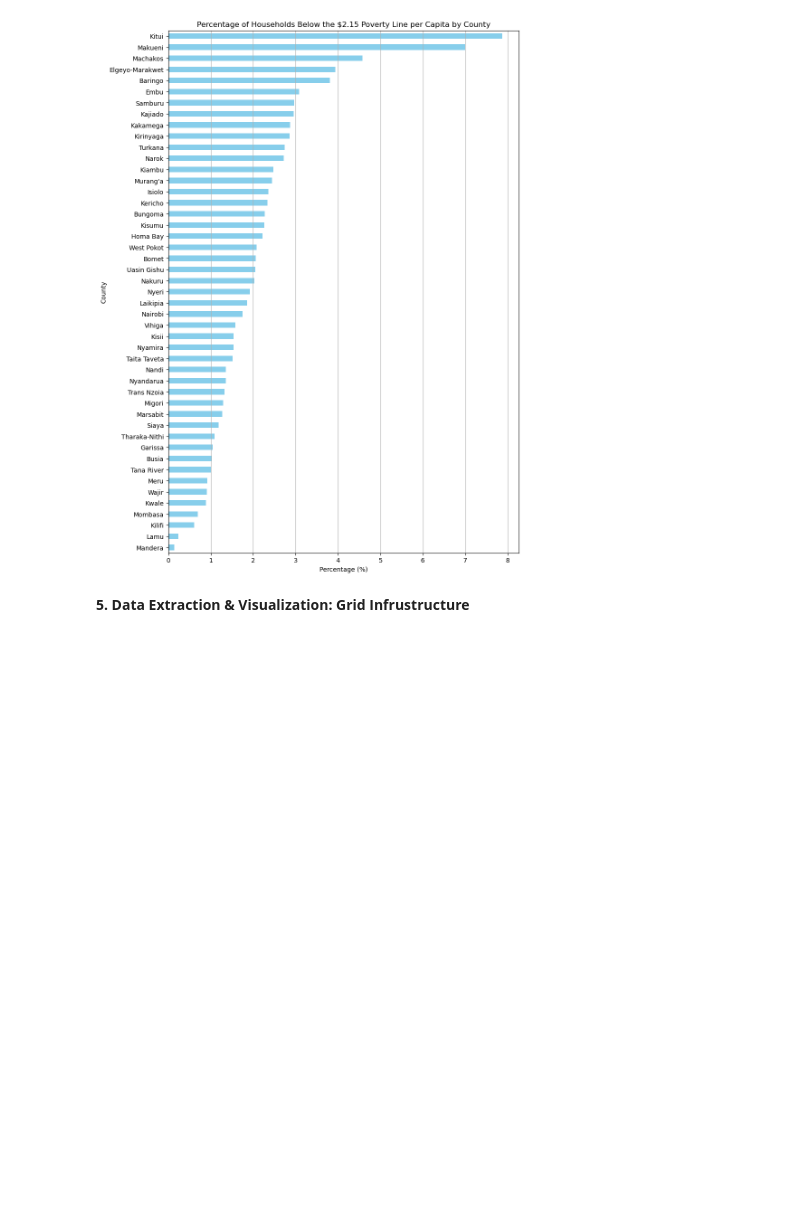
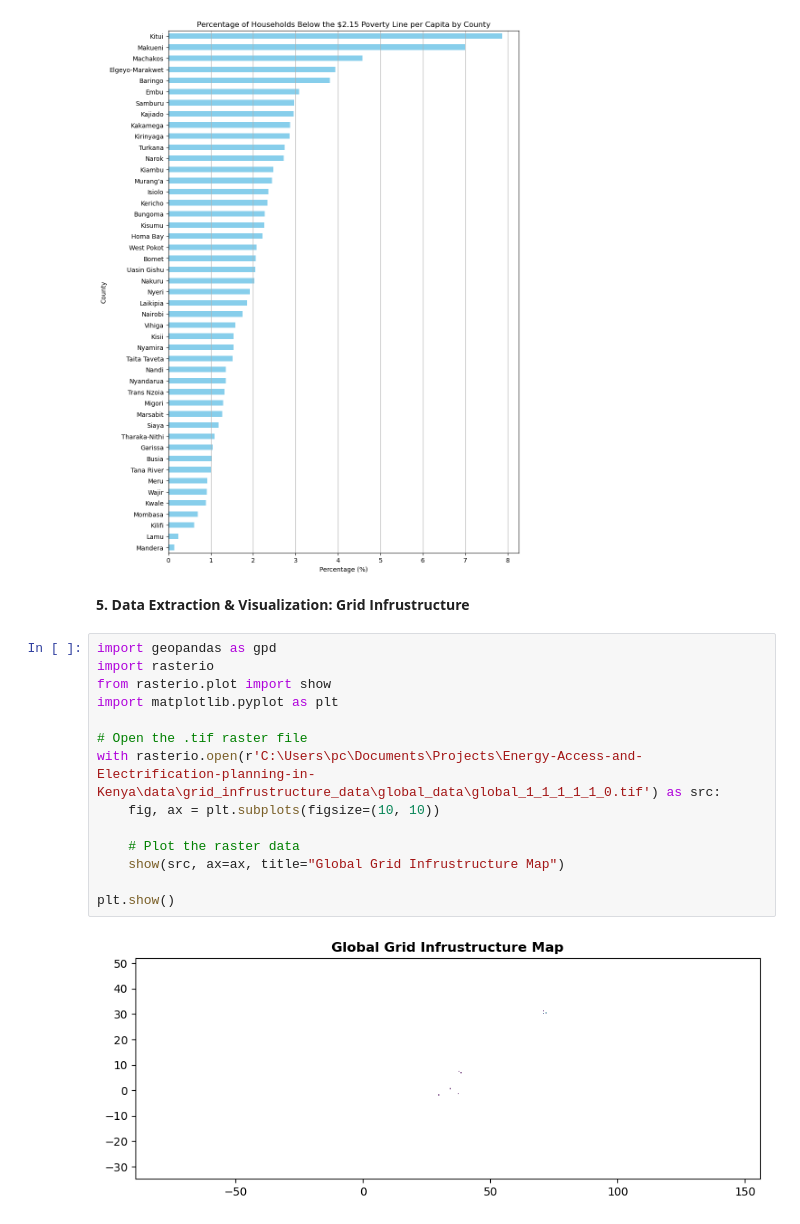
Before and after one commit to DavidGathimbaM/Energy-Access-and-Electrification-planning-in-Kenya, a Jupyter notebook: index_final.ipynb, the cells around one changed output. Drawn from its saved outputs; the diff is of its cells as text; blank space fills up the shorter version.

Commit message:
complete grid infrastructure analysis

```diff
--- a/index_final.ipynb
+++ b/index_final.ipynb
@@ -597,3 +597,19 @@ plt.show()
 [figure]
 # %% [markdown]
 **5. Data Extraction & Visualization: Grid Infrustructure**
+# %%
+import geopandas as gpd
+import rasterio
+from rasterio.plot import show
+import matplotlib.pyplot as plt
+
+# Open the .tif raster file
+with rasterio.open(r'C:\Users\pc\Documents\Projects\Energy-Access-and-Electrification-planning-in-Kenya\data\grid_infrustructure_data\global_data\global_1_1_1_1_1_0.tif') as src:
+    fig, ax = plt.subplots(figsize=(10, 10))
+
+    # Plot the raster data
+    show(src, ax=ax, title="Global Grid Infrustructure Map")
+
+plt.show()
+# %% [output]
+[figure, added]
```
Also changed, not shown: parts of 5 cells of this notebook.
